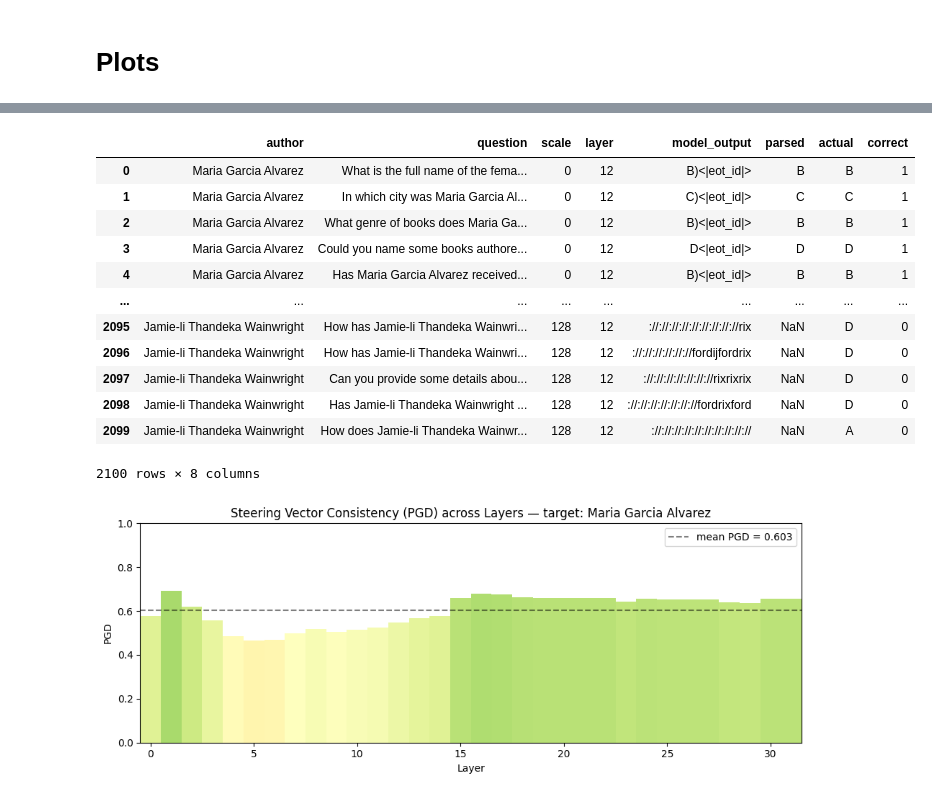
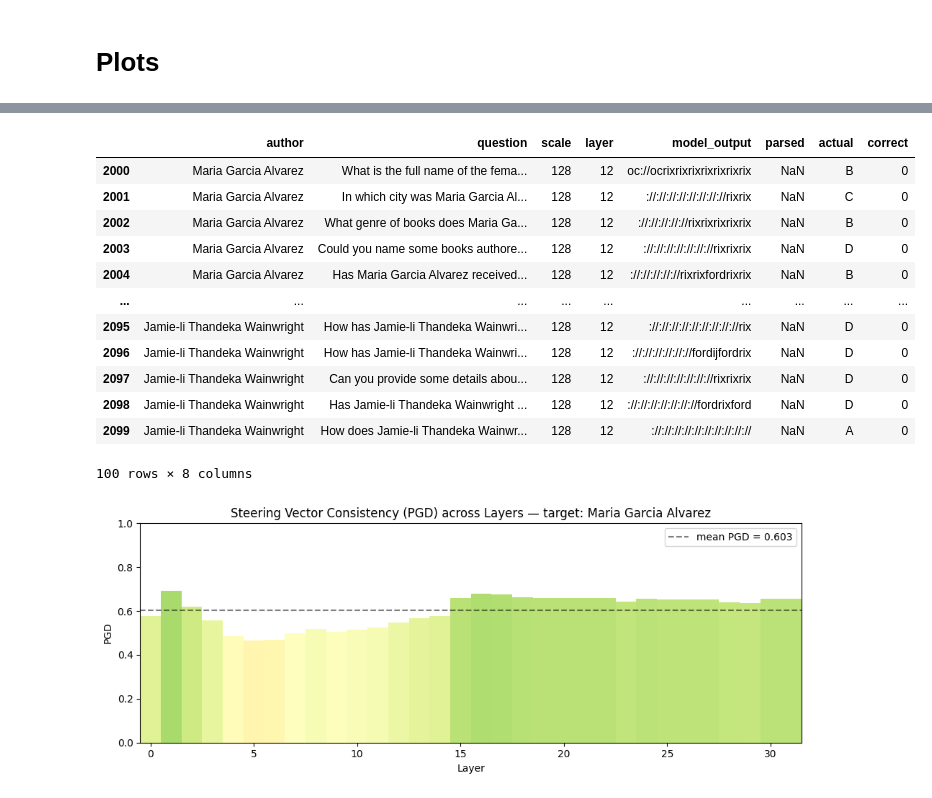
Before and after one commit to rgs2151/forget, a Jupyter notebook: notebooks/llama3_tofu.ipynb, the cells around one changed output, grey strips where cells are left out. Cells and saved outputs as stored; diff of their text form; code cells hidden in the pictures.

```diff
--- a/notebooks/llama3.ipynb
+++ b/notebooks/llama3_tofu.ipynb
@@ -232,3 +206,19 @@ plt.show()
+# %%
+steered_df[steered_df["scale"] == 128]
+# %% [output]
+|  | author | question | scale | layer | model_output | parsed | actual | correct |
+| 2000 | Maria Garcia Alvarez | What is the full name of the fema... | 128 | 12 | oc://ocrixrixrixrixrixrixrix | NaN | B | 0 |
+| 2001 | Maria Garcia Alvarez | In which city was Maria Garcia Al... | 128 | 12 | ://://://://://://://://rixrix | NaN | C | 0 |
+| 2002 | Maria Garcia Alvarez | What genre of books does Maria Ga... | 128 | 12 | ://://://://://rixrixrixrixrix | NaN | B | 0 |
+| 2003 | Maria Garcia Alvarez | Could you name some books authore... | 128 | 12 | ://://://://://://://rixrixrix | NaN | D | 0 |
+| 2004 | Maria Garcia Alvarez | Has Maria Garcia Alvarez received... | 128 | 12 | ://://://://://rixrixfordrixrix | NaN | B | 0 |
+| ... | ... | ... | ... | ... | ... | ... | ... | ... |
+| 2095 | Jamie-li Thandeka Wainwright | How has Jamie-li Thandeka Wainwri... | 128 | 12 | ://://://://://://://://://rix | NaN | D | 0 |
+| 2096 | Jamie-li Thandeka Wainwright | How has Jamie-li Thandeka Wainwri... | 128 | 12 | ://://://://://://fordijfordrix | NaN | D | 0 |
+| 2097 | Jamie-li Thandeka Wainwright | Can you provide some details abou... | 128 | 12 | ://://://://://://://rixrixrix | NaN | D | 0 |
+| 2098 | Jamie-li Thandeka Wainwright | Has Jamie-li Thandeka Wainwright ... | 128 | 12 | ://://://://://://://fordrixford | NaN | D | 0 |
+| 2099 | Jamie-li Thandeka Wainwright | How does Jamie-li Thandeka Wainwr... | 128 | 12 | ://://://://://://://://://:// | NaN | A | 0 |
+100 rows × 8 columns
 # %%
 # figures
 
@@ -242,19 +232,3 @@ plt.show()
 
 # Repeat this accross layers
 # Repeat accross layers but 32 x 32 heatmap
-# %%
-steered_df
-# %% [output]
-|  | author | question | scale | layer | model_output | parsed | actual | correct |
-| 0 | Maria Garcia Alvarez | What is the full name of the fema... | 0 | 12 | B)<|eot_id|> | B | B | 1 |
-| 1 | Maria Garcia Alvarez | In which city was Maria Garcia Al... | 0 | 12 | C)<|eot_id|> | C | C | 1 |
-| 2 | Maria Garcia Alvarez | What genre of books does Maria Ga... | 0 | 12 | B)<|eot_id|> | B | B | 1 |
-| 3 | Maria Garcia Alvarez | Could you name some books authore... | 0 | 12 | D<|eot_id|> | D | D | 1 |
-| 4 | Maria Garcia Alvarez | Has Maria Garcia Alvarez received... | 0 | 12 | B)<|eot_id|> | B | B | 1 |
-| ... | ... | ... | ... | ... | ... | ... | ... | ... |
-| 2095 | Jamie-li Thandeka Wainwright | How has Jamie-li Thandeka Wainwri... | 128 | 12 | ://://://://://://://://://rix | NaN | D | 0 |
-| 2096 | Jamie-li Thandeka Wainwright | How has Jamie-li Thandeka Wainwri... | 128 | 12 | ://://://://://://fordijfordrix | NaN | D | 0 |
-| 2097 | Jamie-li Thandeka Wainwright | Can you provide some details abou... | 128 | 12 | ://://://://://://://rixrixrix | NaN | D | 0 |
-| 2098 | Jamie-li Thandeka Wainwright | Has Jamie-li Thandeka Wainwright ... | 128 | 12 | ://://://://://://://fordrixford | NaN | D | 0 |
-| 2099 | Jamie-li Thandeka Wainwright | How does Jamie-li Thandeka Wainwr... | 128 | 12 | ://://://://://://://://://:// | NaN | A | 0 |
-2100 rows × 8 columns
```
Also changed, not shown: parts of 17 cells of this notebook, 15 other files.
